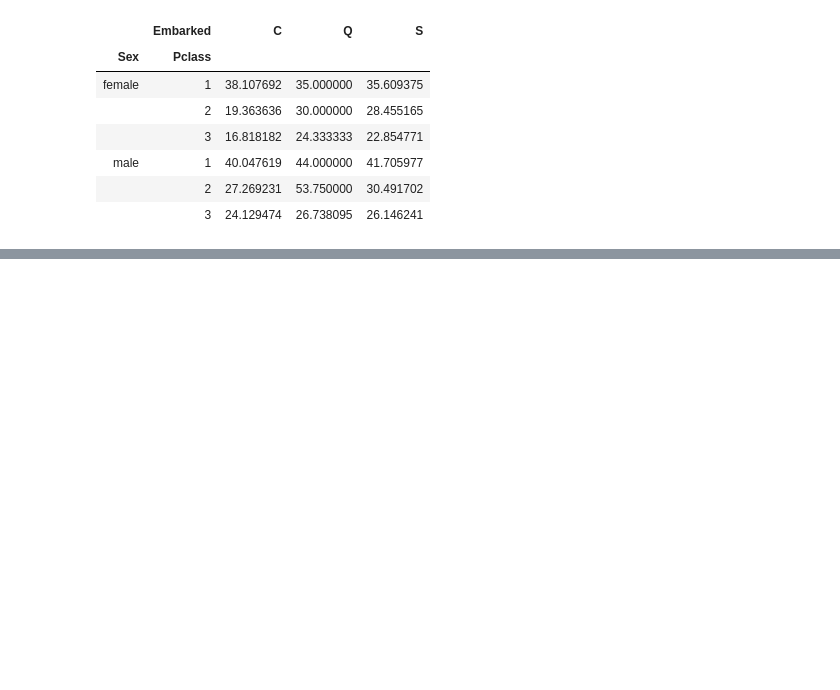
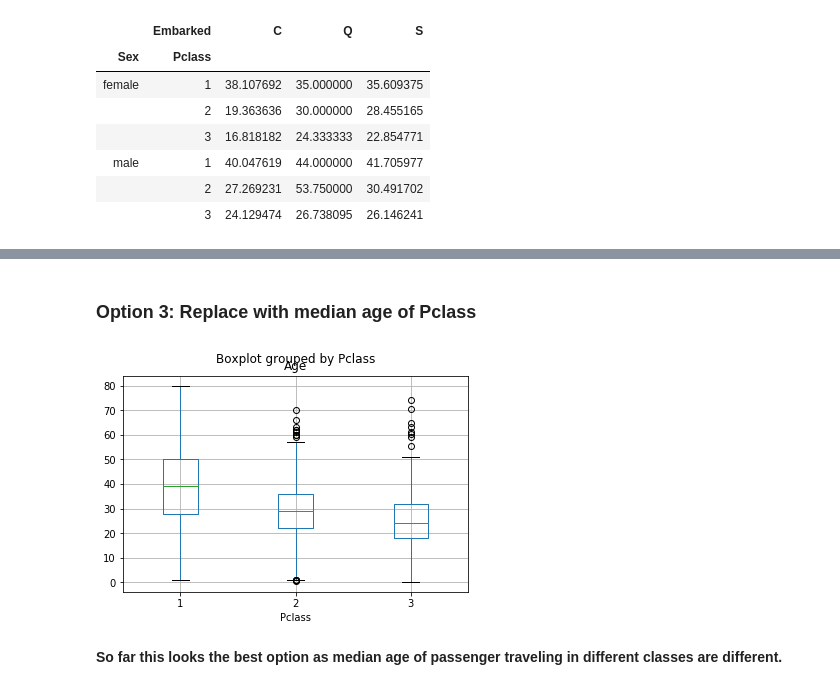
Before and after one commit to neerajmachinelearning/DataScienceEnd2End, a Jupyter notebook: notebooks/Data Exploring-Processing.ipynb, the cells around one changed output, grey strips where cells are left out. Saved outputs shown, nothing was run; the diff lists cells and outputs as text; code cells hidden in the pictures; blank space fills up the shorter version.

```diff
--- a/notebooks/Data Exploring-Processing.ipynb
+++ b/notebooks/Data Exploring-Processing.ipynb
@@ -630,0 +892,8 @@ df.groupby(['Sex', 'Pclass', 'Embarked']).Age.mean().unstack()
+# %% [markdown]
+### Option 3: Replace with median age of Pclass
+# %%
+df[df.Age.notnull()].boxplot('Age', 'Pclass');
+# %% [output]
+[figure, added]
+# %% [markdown]
+**So far this looks the best option as median age of passenger traveling in different classes are different.**
```
Also changed, not shown: parts of 65 cells of this notebook, 1 other file.
